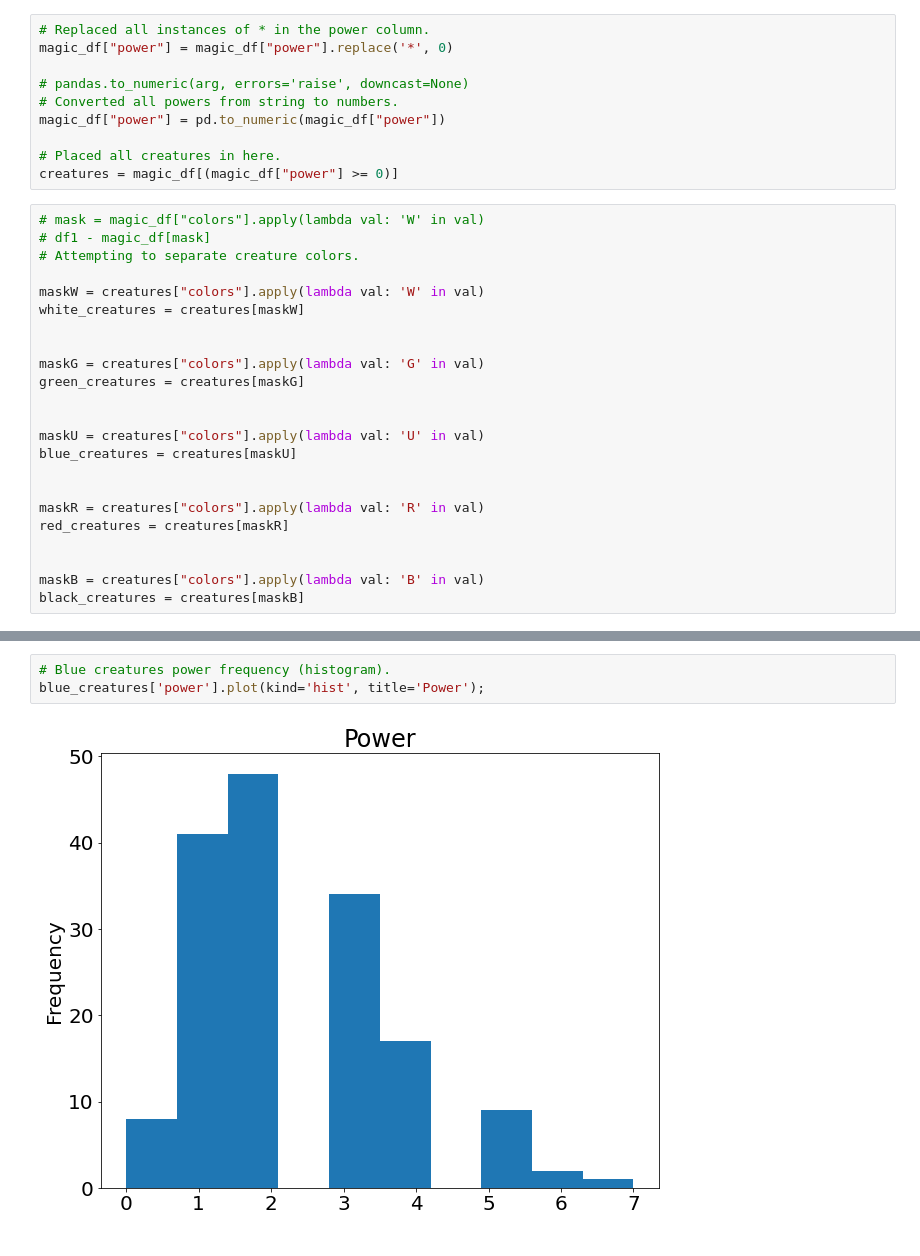
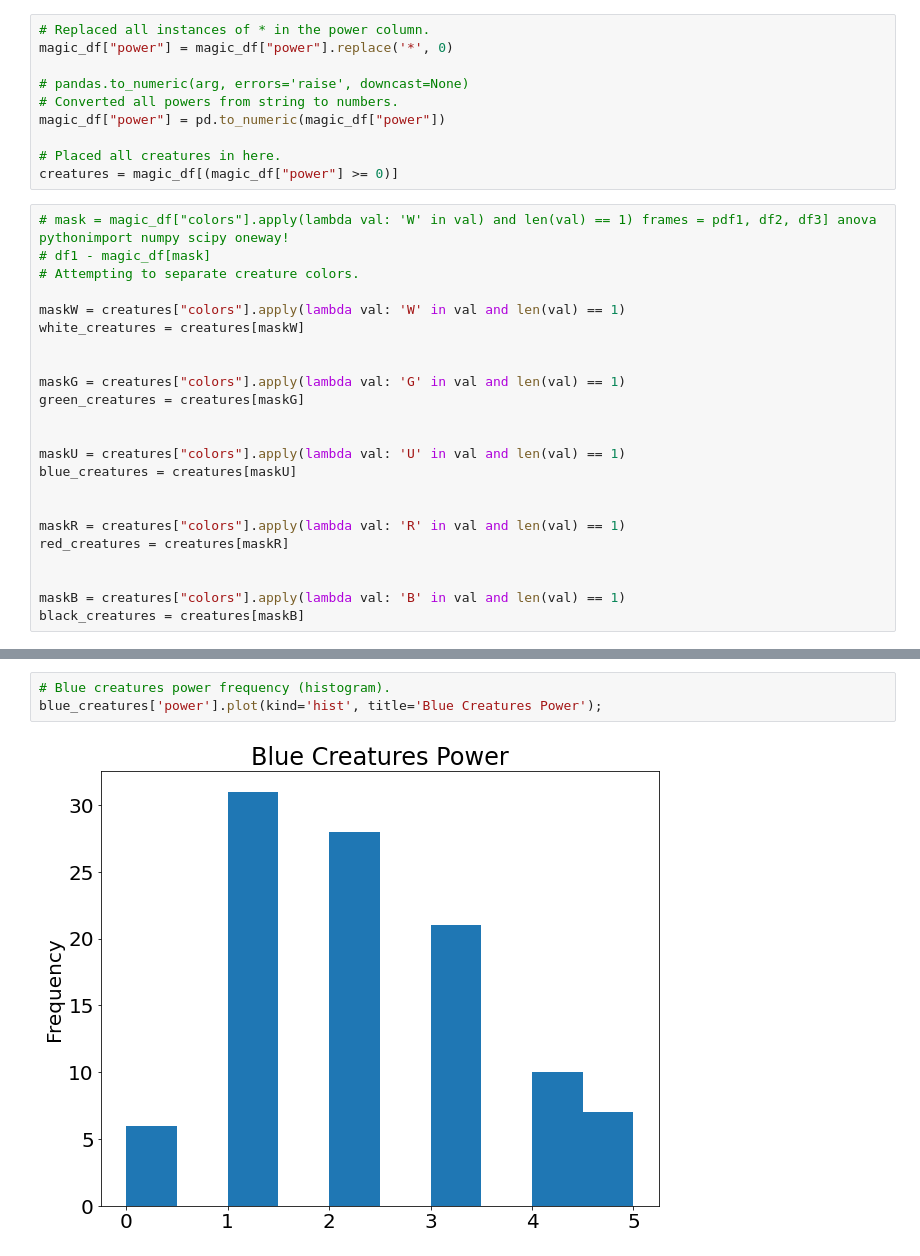
Before and after one commit to HSU-S21-CS232/P02-mc683, a Jupyter notebook: Magic_notebook.ipynb, the cells around one changed output, grey strips where cells are left out. Drawn from its saved outputs; the diff is of its cells as text.

Commit message:
Made each category specifically one color.

```diff
--- a/Magic_notebook.ipynb
+++ b/Magic_notebook.ipynb
@@ -21,27 +23,27 @@ magic_df["power"] = pd.to_numeric(magic_df["power"])
 # Placed all creatures in here.
 creatures = magic_df[(magic_df["power"] >= 0)]
 # %%
-# mask = magic_df["colors"].apply(lambda val: 'W' in val)
+# mask = magic_df["colors"].apply(lambda val: 'W' in val) and len(val) == 1) frames = pdf1, df2, df3] anova pythonimport numpy scipy oneway!
 # df1 - magic_df[mask]
 # Attempting to separate creature colors.
 
-maskW = creatures["colors"].apply(lambda val: 'W' in val)
+maskW = creatures["colors"].apply(lambda val: 'W' in val and len(val) == 1)
 white_creatures = creatures[maskW]
 
 
-maskG = creatures["colors"].apply(lambda val: 'G' in val)
+maskG = creatures["colors"].apply(lambda val: 'G' in val and len(val) == 1)
 green_creatures = creatures[maskG]
 
 
-maskU = creatures["colors"].apply(lambda val: 'U' in val)
+maskU = creatures["colors"].apply(lambda val: 'U' in val and len(val) == 1)
 blue_creatures = creatures[maskU]
 
 
-maskR = creatures["colors"].apply(lambda val: 'R' in val)
+maskR = creatures["colors"].apply(lambda val: 'R' in val and len(val) == 1)
 red_creatures = creatures[maskR]
 
 
-maskB = creatures["colors"].apply(lambda val: 'B' in val)
+maskB = creatures["colors"].apply(lambda val: 'B' in val and len(val) == 1)
 black_creatures = creatures[maskB]
 # %%
 # White creatures power frequency (histogram).
@@ -76,8 +78,8 @@ red_creatures['power'].plot(kind="box");
 # %%
 # Blue creatures power frequency (histogram).
-blue_creatures['power'].plot(kind='hist', title='Power');
+blue_creatures['power'].plot(kind='hist', title='Blue Creatures Power');
 # %% [output]
-[figure, old version]
+[figure, new version]
 # %%
 # Blue creatures power (boxplot).
 blue_creatures['power'].plot(kind="box");
```
Also changed, not shown: parts of 10 cells of this notebook.
